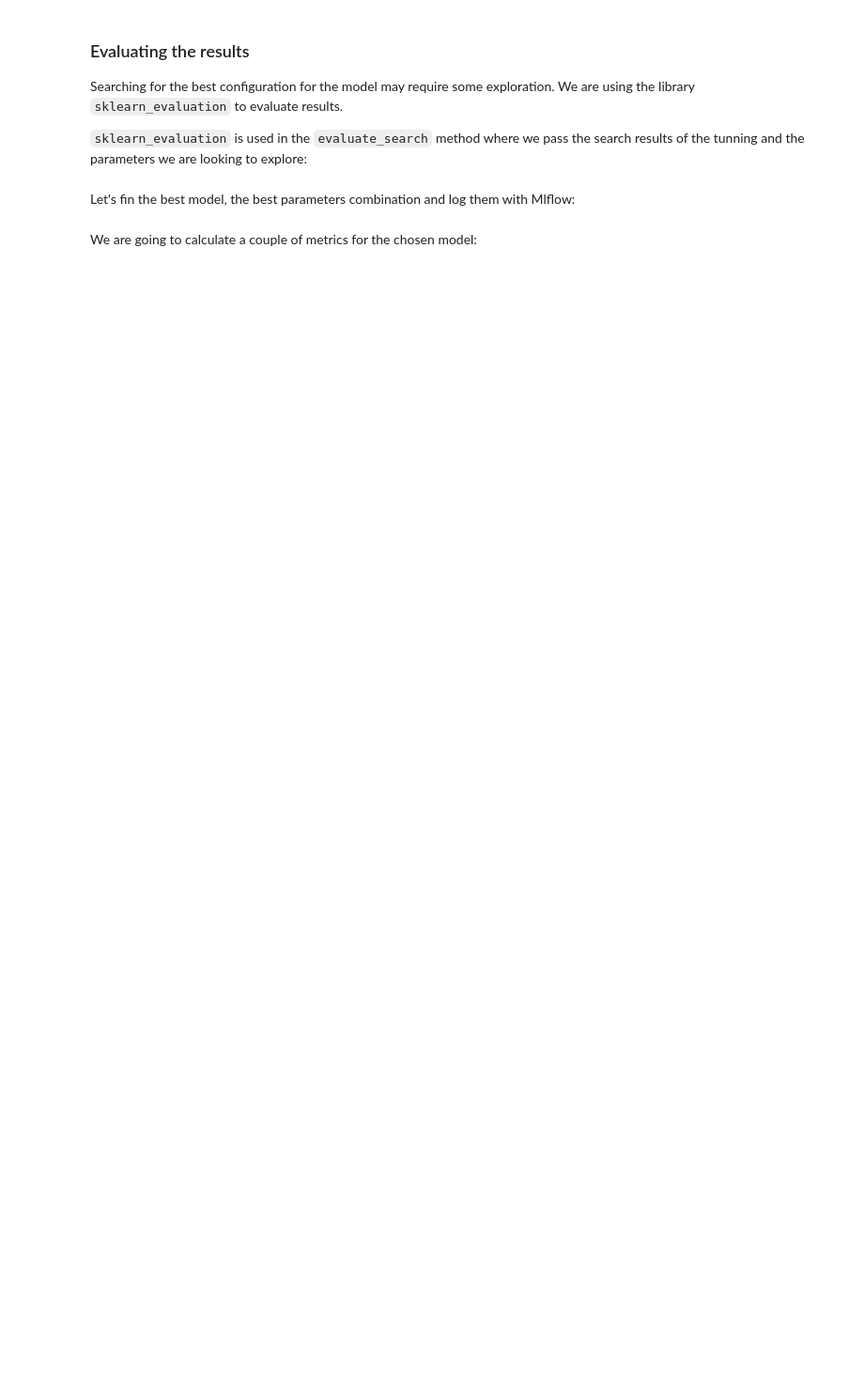
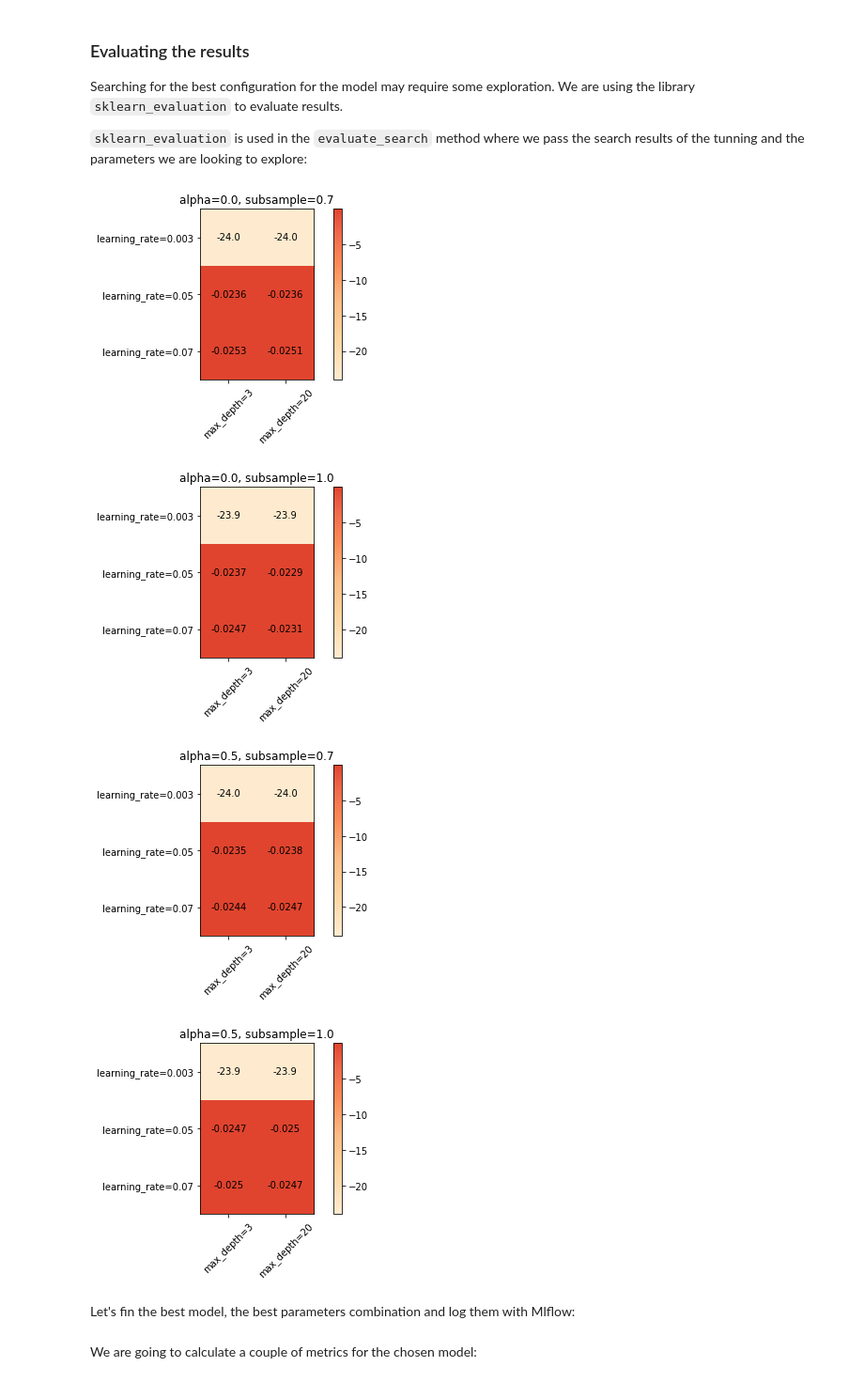
Before and after one commit to santiagxf/mlproject-sample, a Jupyter notebook: notebooks/carpricer_model.ipynb, the cells around one changed output. Shown at 94% size. Drawn from its saved outputs; the diff is of its cells as text; code cells hidden in the pictures; blank space fills up the shorter version.

```diff
--- a/notebooks/carpricer_model.ipynb
+++ b/notebooks/carpricer_model.ipynb
@@ -141,7 +142,12 @@ Searching for the best configuration for the model may require some exploration.
 
 `sklearn_evaluation` is used in the `evaluate_search` method where we pass the search results of the tunning and the parameters we are looking to explore:
 # %%
-evaluator.evaluate_search(search, plot_params_name=['learning_rate', 'max_depth'], to_mlflow=True)
+evaluator.evaluate_search(search, plot_params_name=['learning_rate', 'max_depth'], to_mlflow=False)
+# %% [output]
+[figure, added]
+[figure, added]
+[figure, added]
+[figure, added]
 # %% [markdown]
 Let's fin the best model, the best parameters combination and log them with Mlflow:
 # %%
```
Also changed, not shown: parts of 10 cells of this notebook, 1 other file.
